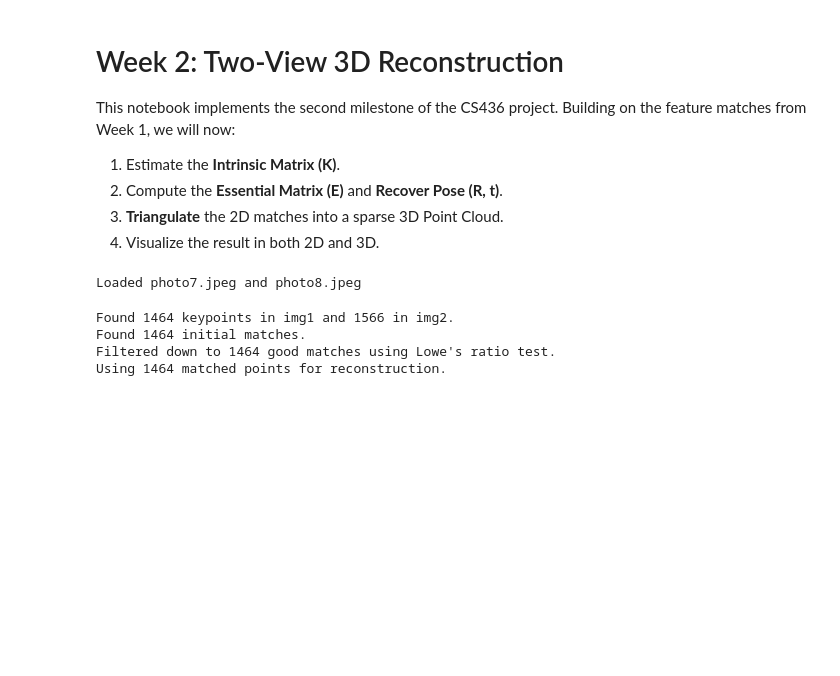
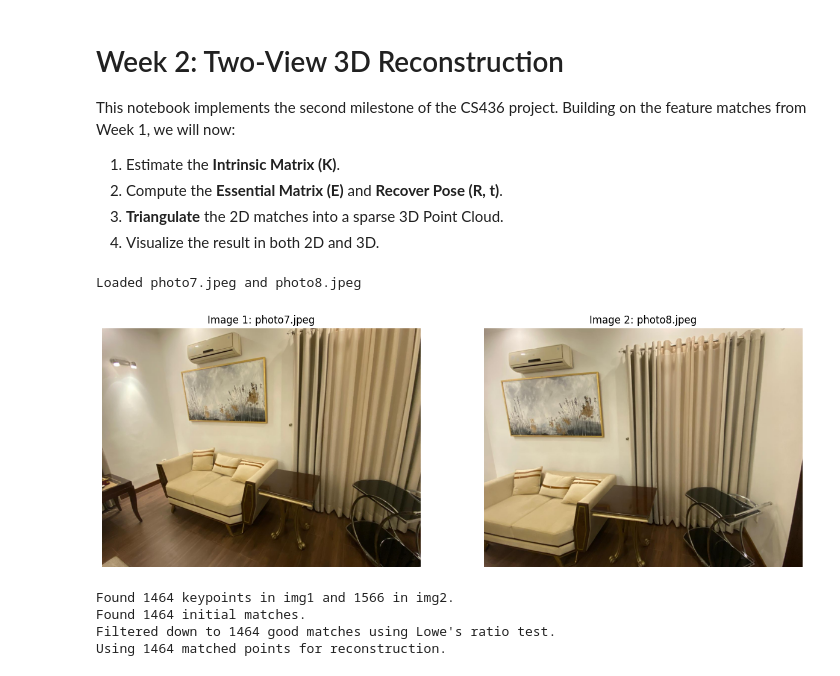
Before and after one commit to MaryamRizwan51/CS-436---Project, a Jupyter notebook: notebooks/week2_reconstruction.ipynb, the cells around one changed output. Cells and saved outputs as stored; diff of their text form; code cells hidden in the pictures; blank space fills up the shorter version.

```diff
--- a/notebooks/week2_reconstruction.ipynb
+++ b/notebooks/week2_reconstruction.ipynb
@@ -31,19 +31,36 @@ from src.reconstruction import (
 # %%
 # Load Images
 IMG_NAME_1 = 'photo7.jpeg'
 IMG_NAME_2 = 'photo8.jpeg'
 
 data_dir = os.path.join(module_path, 'data2')
 img1 = cv2.imread(os.path.join(data_dir, IMG_NAME_1))
 img2 = cv2.imread(os.path.join(data_dir, IMG_NAME_2))
 
-# convert to RGB
-img1_rgb = cv2.cvtColor(img1, cv2.COLOR_BGR2RGB)
-img2_rgb = cv2.cvtColor(img2, cv2.COLOR_BGR2RGB)
+if img1 is None or img2 is None:
+    print(f"Error: Could not load images from {data_dir}")
+else:
+    img1_rgb = cv2.cvtColor(img1, cv2.COLOR_BGR2RGB)
+    img2_rgb = cv2.cvtColor(img2, cv2.COLOR_BGR2RGB)
 
-print(f"Loaded {IMG_NAME_1} and {IMG_NAME_2}")
+    print(f"Loaded {IMG_NAME_1} and {IMG_NAME_2}")
+
+    plt.figure(figsize=(15, 7))
+
+    plt.subplot(1, 2, 1)
+    plt.imshow(img1_rgb)
+    plt.title(f"Image 1: {IMG_NAME_1}")
+    plt.axis('off')
+
+    plt.subplot(1, 2, 2)
+    plt.imshow(img2_rgb)
+    plt.title(f"Image 2: {IMG_NAME_2}")
+    plt.axis('off')
+
+    plt.show()
 # %% [output]
 Loaded photo7.jpeg and photo8.jpeg
+[figure, added]
 # %%
 # Get Feature Matches
 matches, kp1, kp2, match_viz = find_and_filter_matches(img1, img2, lowe_ratio=1.0)
```
Also changed, not shown: 1 other file.
